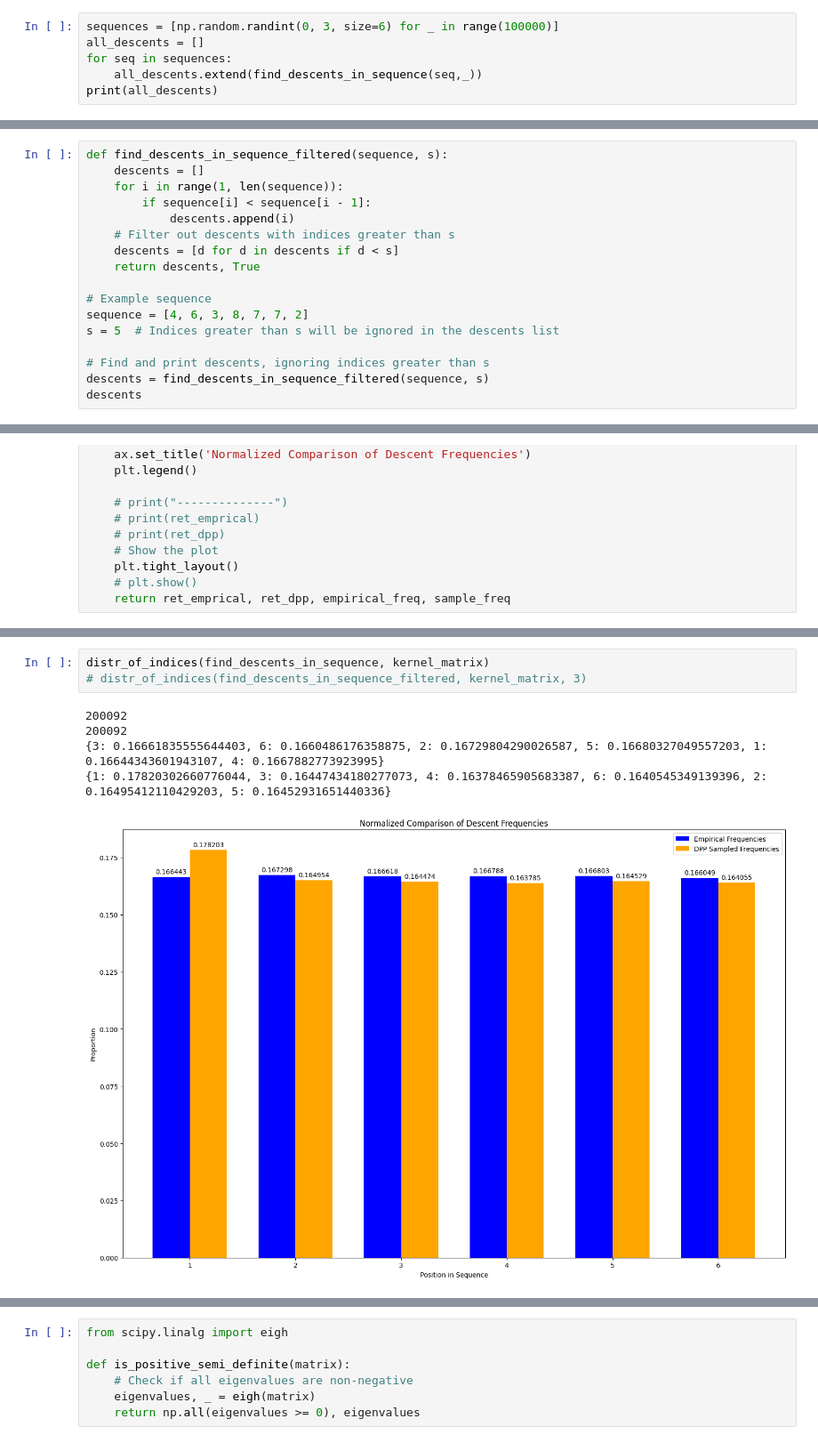
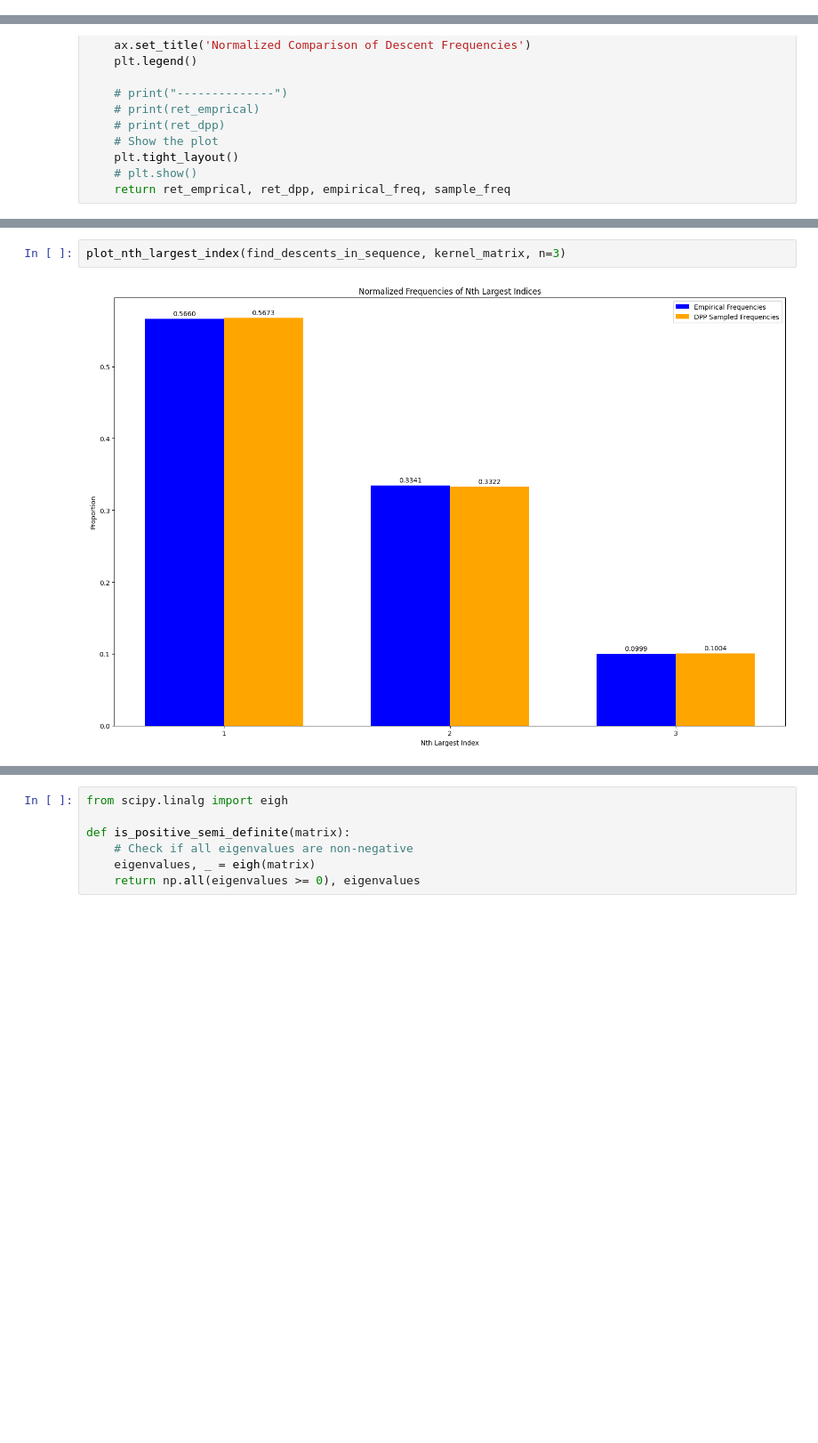
Before and after one commit to advayk/DeterminantalPointProcess, a Jupyter notebook: DPP_sampling.ipynb, the cells around one changed output, grey strips where cells are left out. Shown at 89% size. Cells and saved outputs as stored; diff of their text form; blank space fills up the shorter version.

```diff
--- a/DPP_sampling.ipynb
+++ b/DPP_sampling.ipynb
@@ -21,9 +21,3 @@ descents = find_descents_in_sequence(sequence)
 print("Positions of descents:", descents)
 # %% [output]
 Positions of descents: ([2, 4, 6], True)
-# %%
-sequences = [np.random.randint(0, 3, size=6) for _ in range(100000)]
-all_descents = []
-for seq in sequences:
-    all_descents.extend(find_descents_in_sequence(seq,_))
-print(all_descents)
@@ -90,17 +70,0 @@ print(sample)
-# %%
-def find_descents_in_sequence_filtered(sequence, s):
-    descents = []
-    for i in range(1, len(sequence)):
-        if sequence[i] < sequence[i - 1]:
-            descents.append(i)
-    # Filter out descents with indices greater than s
-    descents = [d for d in descents if d < s]
-    return descents, True
-
-# Example sequence
-sequence = [4, 6, 3, 8, 7, 7, 2]
-s = 5  # Indices greater than s will be ignored in the descents list
-
-# Find and print descents, ignoring indices greater than s
-descents = find_descents_in_sequence_filtered(sequence, s)
-descents
@@ -237,10 +238,5 @@ Counter({5: 33480, 4: 33435, 2: 33304, 6: 33253, 3: 33249, 1: 33212})
 # %%
-distr_of_indices(find_descents_in_sequence, kernel_matrix)
-# distr_of_indices(find_descents_in_sequence_filtered, kernel_matrix, 3)
+plot_nth_largest_index(find_descents_in_sequence, kernel_matrix, n=3)
 # %% [output]
-200092
-200092
-{3: 0.16661835555644403, 6: 0.1660486176358875, 2: 0.16729804290026587, 5: 0.16680327049557203, 1: 0.16644343601943107, 4: 0.1667882773923995}
-{1: 0.17820302660776044, 3: 0.16447434180277073, 4: 0.16378465905683387, 6: 0.1640545349139396, 2: 0.16495412110429203, 5: 0.16452931651440336}
-[figure, old version]
+[figure, new version]
 # %%
```
Also changed, not shown: parts of 25 cells of this notebook, 4 other files.
